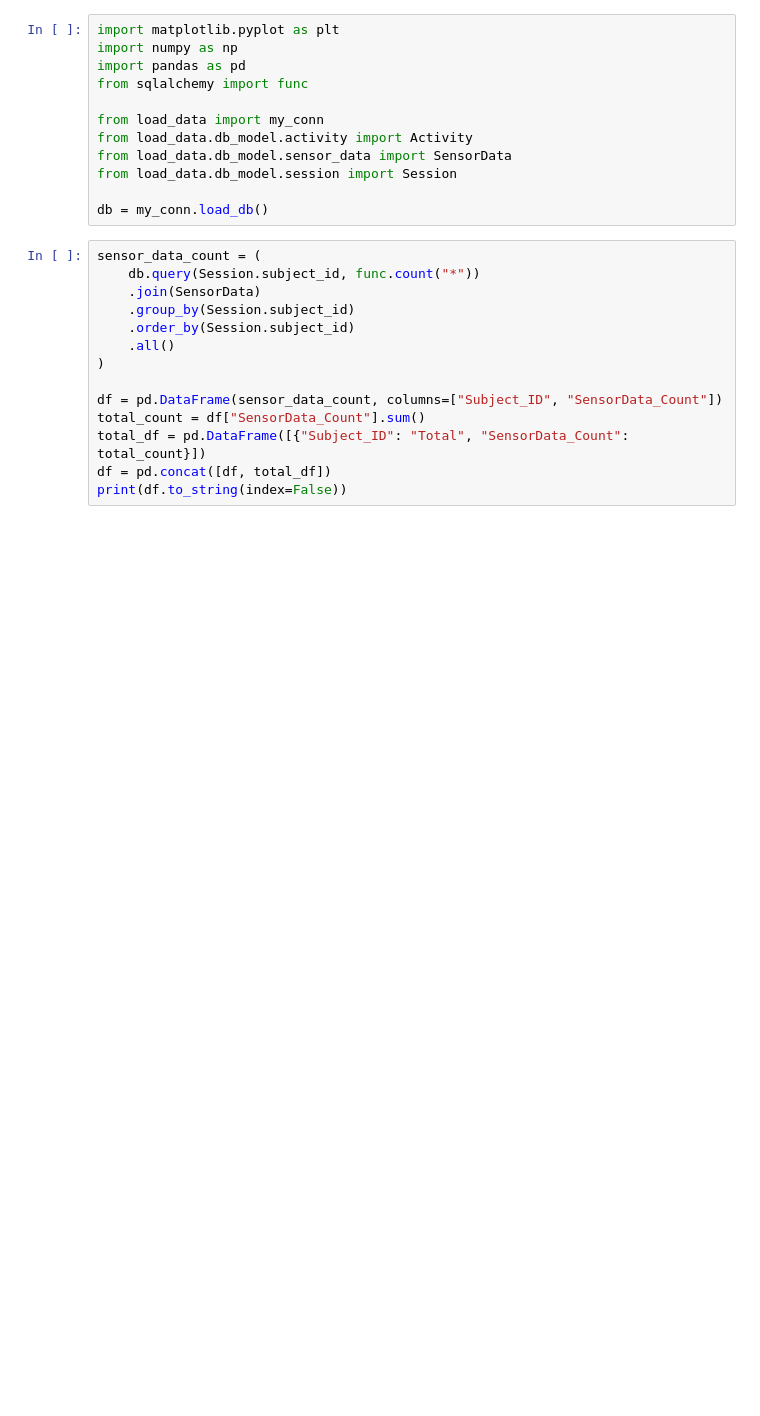
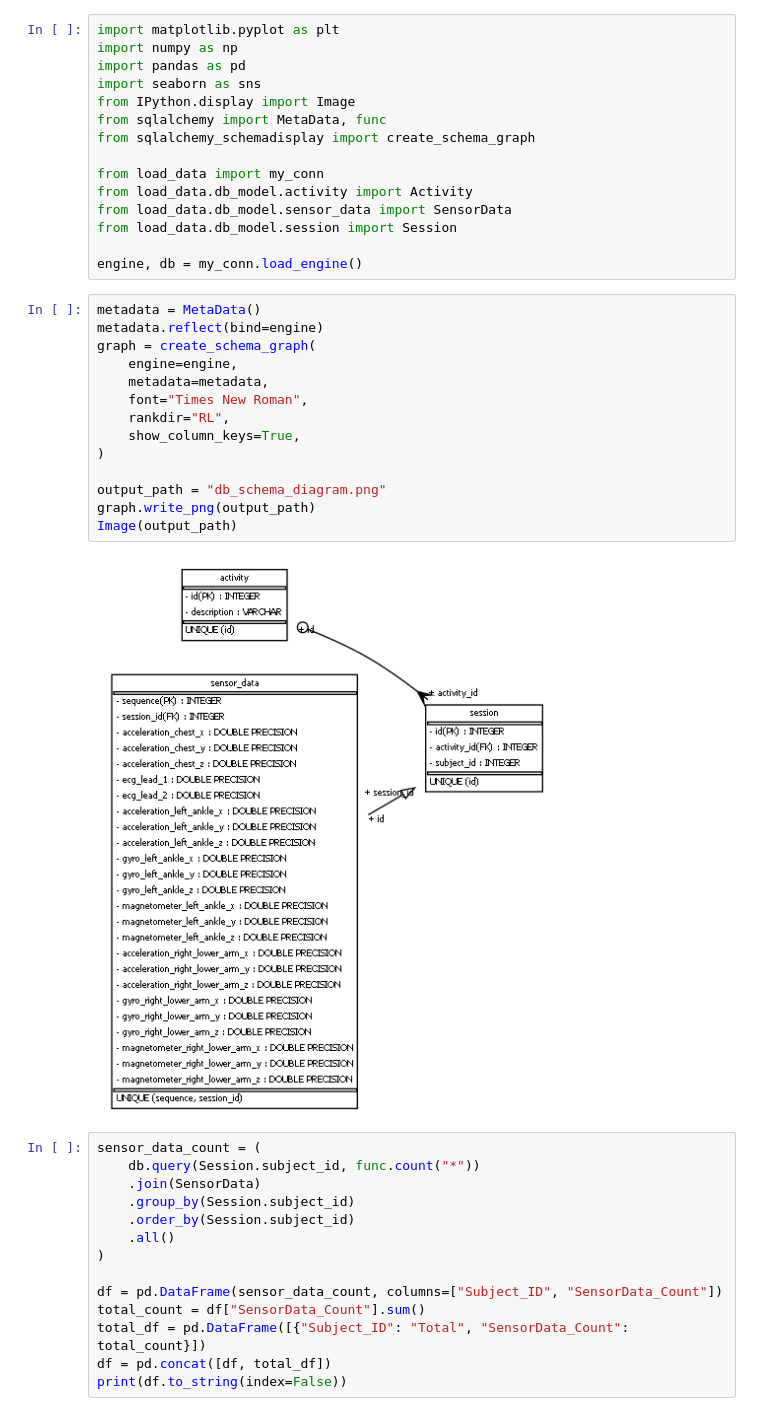
Before and after one commit to mdarnowski/mhealth_masters, a Jupyter notebook: analysis/ds_vis.ipynb, the cells around one changed output. Drawn from its saved outputs; the diff is of its cells as text; blank space fills up the shorter version.

```diff
--- a/analysis/ds_vis.ipynb
+++ b/analysis/ds_vis.ipynb
@@ -2,14 +2,33 @@
 import matplotlib.pyplot as plt
 import numpy as np
 import pandas as pd
-from sqlalchemy import func
+import seaborn as sns
+from IPython.display import Image
+from sqlalchemy import MetaData, func
+from sqlalchemy_schemadisplay import create_schema_graph
 
 from load_data import my_conn
 from load_data.db_model.activity import Activity
 from load_data.db_model.sensor_data import SensorData
 from load_data.db_model.session import Session
 
-db = my_conn.load_db()
+engine, db = my_conn.load_engine()
+# %%
+metadata = MetaData()
+metadata.reflect(bind=engine)
+graph = create_schema_graph(
+    engine=engine,
+    metadata=metadata,
+    font="Times New Roman",
+    rankdir="RL",
+    show_column_keys=True,
+)
+
+output_path = "db_schema_diagram.png"
+graph.write_png(output_path)
+Image(output_path)
+# %% [output]
+[figure, added]
 # %%
 sensor_data_count = (
     db.query(Session.subject_id, func.count("*"))
```
Also changed, not shown: parts of 5 cells of this notebook, 8 other files.
